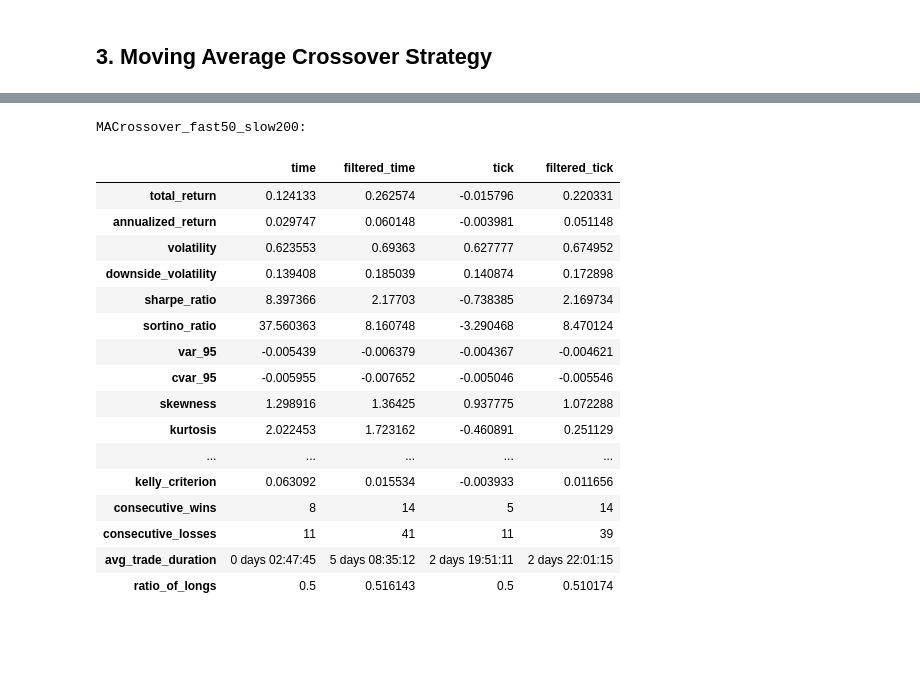
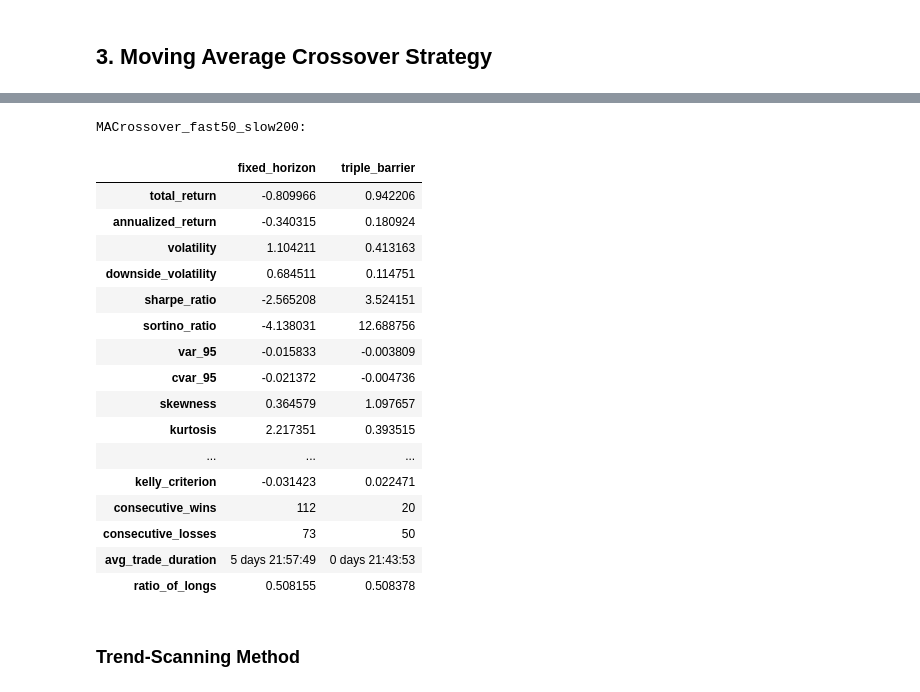
Before and after one commit to pnjoroge54/Machine-Learning-Blueprint, a Jupyter notebook: notebooks/Part_3-Labeling.ipynb, the cells around one changed output, grey strips where cells are left out. Cells and saved outputs as stored; diff of their text form; code cells hidden in the pictures; blank space fills up the shorter version.

```diff
--- a/notebooks/Part_3-Labeling.ipynb
+++ b/notebooks/Part_3-Labeling.ipynb
@@ -79,5 +84,6 @@ clear_afml_cache()
 # %%
-account = login_mt5(account="FundedNext_STLR2_6K")
+account = "FundedNext_STLR2_6K"
+# account = login_mt5(account="FundedNext_STLR2_6K")
 symbol = "EURUSD"
 columns = ['bid', 'ask']
 tick_bar_dict = {"M1": 50, "M5": 200, "M15": 700, "M30": 1000, "H1": 3000}
@@ -88,7 +94,7 @@ sample_start, sample_end = start_date, "2021-12-31"
 oos_start = pd.Timestamp(sample_end) + timedelta(days=1) # Out-of-sample start date
 
 
-def get_data(symbol, timeframe, dirpath="data"):
+def get_data(symbol, timeframe, dirpath="../data"):
     """Returns time-bars and tick-bars for timeframe"""
     global tick_df
     timeframe = timeframe.title()
@@ -372,22 +540,22 @@ Bollinger_w20_std1.5_trend_scanning:
 # %% [markdown]
 ## 3. Moving Average Crossover Strategy
 # %%
-timeframe = "M30"
+timeframe = "M5"
 tick_bar_size = tick_bar_dict[timeframe]
-ma_time_bars, ma_tick_bars = get_data(symbol, timeframe, dirpath="data")
+ma_time_bars, ma_tick_bars = get_data(symbol, timeframe)
 bar_size = f"tick-{ma_tick_bars.tick_volume.iloc[0]}"
 ma_df = ma_time_bars.loc[sample_start : sample_end]
 ma_df0 = ma_tick_bars.loc[sample_start : sample_end]
 
-fast_window, slow_window = 50, 200
+fast_window, slow_window = 20, 50
 ma_strategy = MovingAverageCrossoverStrategy(fast_window, slow_window)
 target_vol_params = dict(days=1, lookback=100)
+vol_multiplier = 2
 pt_barrier, sl_barrier, time_horizon = (3, 1, 200)
 tb_evaluator = TripleBarrierEvaluator(
     ma_strategy, ma_df, target_vol_params,
-    target_vol_multiplier=1,
-    filter_events=False,
-    vertical_barrier_zero=True,
-    on_crossover=True,
+    target_vol_multiplier=vol_multiplier,
+    filter_events=True,
+    vertical_barrier_zero=False,
     )
 # %% [output]
@@ -398,7 +588,5 @@ Loaded EURUSD_M30_time_2018-01-01-2024-12-31.parq
 # %%
-tb_evaluator.set_params(strategy=ma_strategy, data=ma_df, filter_events=False,
-                        target_vol_params=target_vol_params)
-ma_events_time = tb_evaluator.evaluate_performance(pt_barrier, sl_barrier, time_horizon)
-ma_events_time_metrics = tb_evaluator.calculate_strategy_metrics(ma_events_time)
-ma_events_time_metrics
+ma_events_fh = tb_evaluator.evaluate_performance(0, 0, time_horizon)
+ma_events_fh_metrics = tb_evaluator.calculate_strategy_metrics(ma_events_fh)
+ma_events_fh_metrics
 # %% [output]
@@ -424,7 +613,5 @@ Name: trade_metrics, dtype: object
 # %%
-tb_evaluator.set_params(strategy=ma_strategy, data=ma_df, filter_events=True,
-                        target_vol_params=target_vol_params)
-ma_events_time_filt = tb_evaluator.evaluate_performance(pt_barrier, sl_barrier, time_horizon)
-ma_events_time_filt_metrics = tb_evaluator.calculate_strategy_metrics(ma_events_time_filt)
-ma_events_time_filt_metrics
+ma_events_tbl = tb_evaluator.evaluate_performance(pt_barrier, sl_barrier, time_horizon)
+ma_events_tbl_metrics = tb_evaluator.calculate_strategy_metrics(ma_events_tbl)
+ma_events_tbl_metrics
 # %% [output]
@@ -502,29 +636,29 @@ Name: trade_metrics, dtype: object
 # %%
 print(f"MACrossover_fast{fast_window}_slow{slow_window}: \n")
 
 ma_metrics_df = pd.DataFrame({
-    "time": ma_events_time_metrics,
-    "filtered_time": ma_events_time_filt_metrics,
-    "tick": ma_events_tick_metrics,
-    "filtered_tick": ma_events_tick_filt_metrics
+    "fixed_horizon": ma_events_fh_metrics,
+    "triple_barrier": ma_events_tbl_metrics,
     })
 ma_metrics_df
 # %% [output]
 MACrossover_fast50_slow200:
-|  | time | filtered_time | tick | filtered_tick |
-| total_return | 0.124133 | 0.262574 | -0.015796 | 0.220331 |
-| annualized_return | 0.029747 | 0.060148 | -0.003981 | 0.051148 |
-| volatility | 0.623553 | 0.69363 | 0.627777 | 0.674952 |
-| downside_volatility | 0.139408 | 0.185039 | 0.140874 | 0.172898 |
-| sharpe_ratio | 8.397366 | 2.17703 | -0.738385 | 2.169734 |
-| sortino_ratio | 37.560363 | 8.160748 | -3.290468 | 8.470124 |
-| var_95 | -0.005439 | -0.006379 | -0.004367 | -0.004621 |
-| cvar_95 | -0.005955 | -0.007652 | -0.005046 | -0.005546 |
-| skewness | 1.298916 | 1.36425 | 0.937775 | 1.072288 |
-| kurtosis | 2.022453 | 1.723162 | -0.460891 | 0.251129 |
-| ... | ... | ... | ... | ... |
-| kelly_criterion | 0.063092 | 0.015534 | -0.003933 | 0.011656 |
-| consecutive_wins | 8 | 14 | 5 | 14 |
-| consecutive_losses | 11 | 41 | 11 | 39 |
-| avg_trade_duration | 0 days 02:47:45 | 5 days 08:35:12 | 2 days 19:51:11 | 2 days 22:01:15 |
-| ratio_of_longs | 0.5 | 0.516143 | 0.5 | 0.510174 |
+|  | fixed_horizon | triple_barrier |
+| total_return | -0.809966 | 0.942206 |
+| annualized_return | -0.340315 | 0.180924 |
+| volatility | 1.104211 | 0.413163 |
+| downside_volatility | 0.684511 | 0.114751 |
+| sharpe_ratio | -2.565208 | 3.524151 |
+| sortino_ratio | -4.138031 | 12.688756 |
+| var_95 | -0.015833 | -0.003809 |
+| cvar_95 | -0.021372 | -0.004736 |
+| skewness | 0.364579 | 1.097657 |
+| kurtosis | 2.217351 | 0.393515 |
+| ... | ... | ... |
+| kelly_criterion | -0.031423 | 0.022471 |
+| consecutive_wins | 112 | 20 |
+| consecutive_losses | 73 | 50 |
+| avg_trade_duration | 5 days 21:57:49 | 0 days 21:43:53 |
+| ratio_of_longs | 0.508155 | 0.508378 |
+# %% [markdown]
+### Trend-Scanning Method
```
Also changed, not shown: parts of 37 cells of this notebook.
